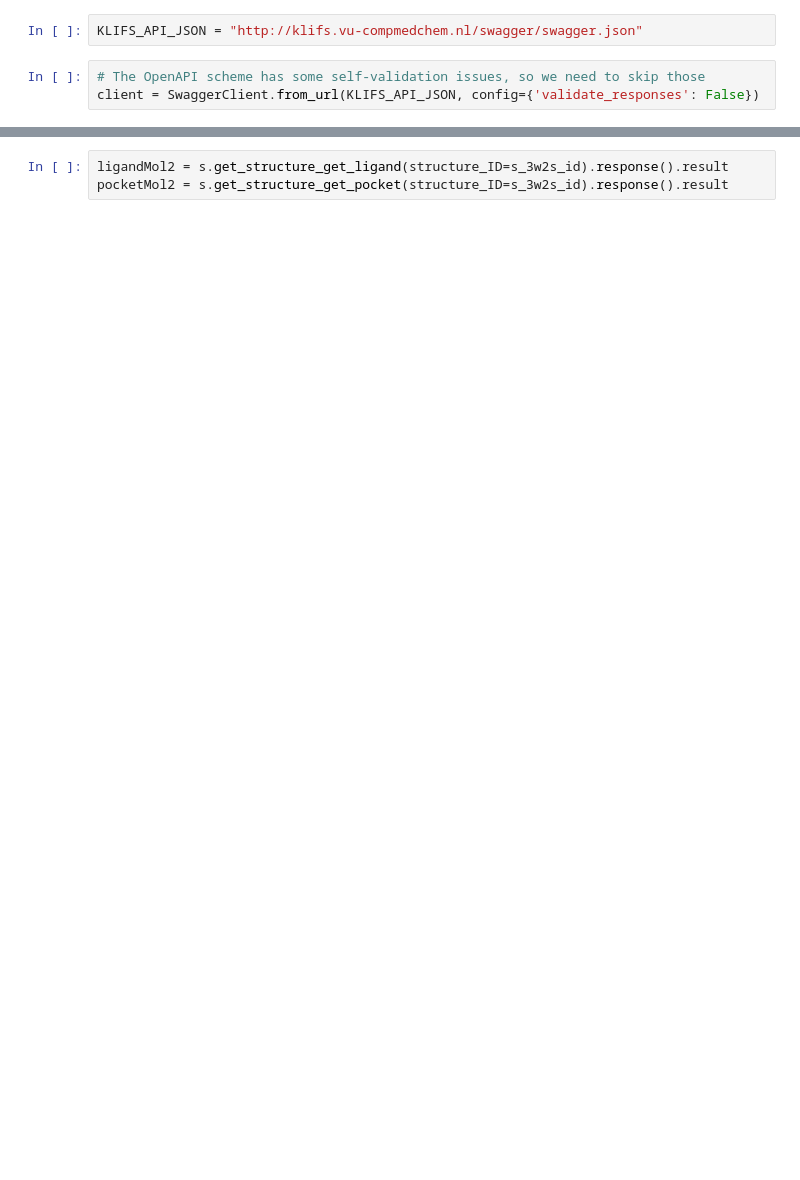
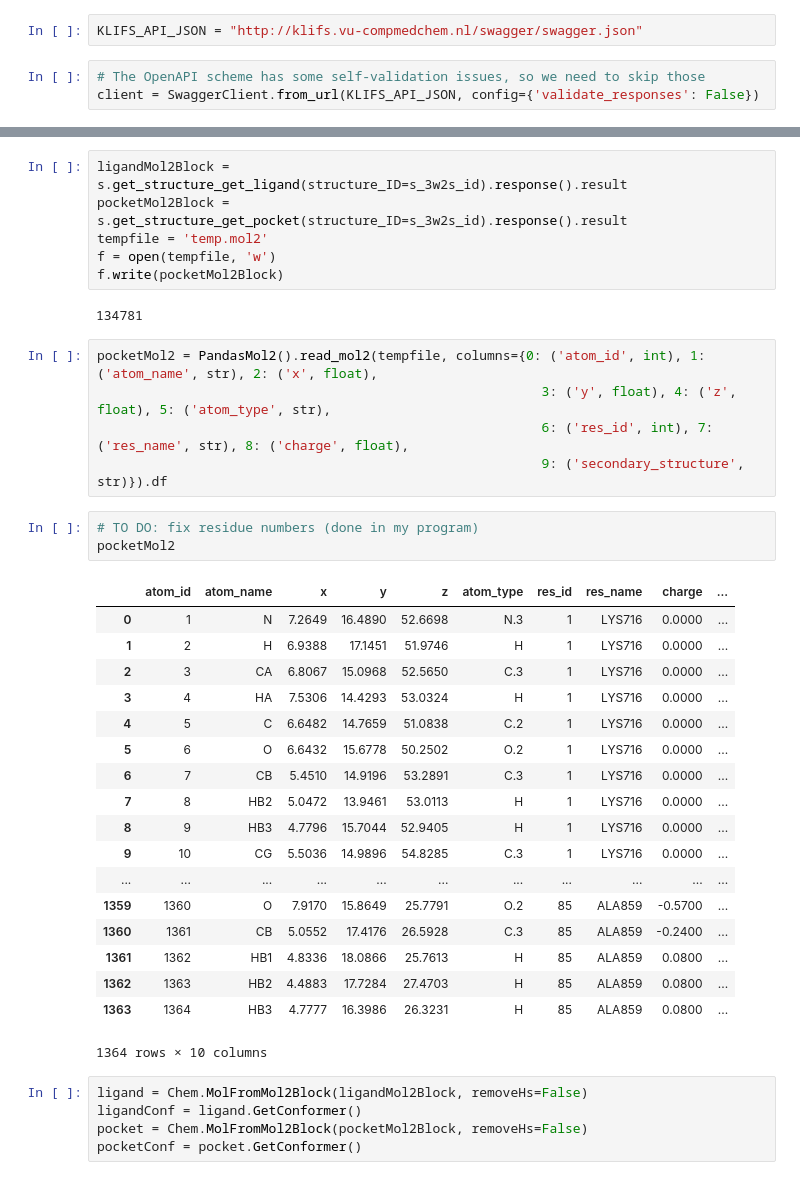
Before and after one commit to volkamerlab/KinaseFocusedFragmentLibrary, a Jupyter notebook: klifs_data.ipynb, the cells around one changed output, grey strips where cells are left out. Cells and saved outputs as stored; diff of their text form; blank space fills up the shorter version.

```diff
--- a/klifs_data.ipynb
+++ b/klifs_data.ipynb
@@ -12,4 +24,41 @@ s_3w2s_id = s_3w2s['structure_ID']
 # %%
-ligandMol2 = s.get_structure_get_ligand(structure_ID=s_3w2s_id).response().result
-pocketMol2 = s.get_structure_get_pocket(structure_ID=s_3w2s_id).response().result
+ligandMol2Block = s.get_structure_get_ligand(structure_ID=s_3w2s_id).response().result
+pocketMol2Block = s.get_structure_get_pocket(structure_ID=s_3w2s_id).response().result
+tempfile = 'temp.mol2'
+f = open(tempfile, 'w')
+f.write(pocketMol2Block)
+# %% [output]
+134781
+# %%
+pocketMol2 = PandasMol2().read_mol2(tempfile, columns={0: ('atom_id', int), 1: ('atom_name', str), 2: ('x', float),
+                                                         3: ('y', float), 4: ('z', float), 5: ('atom_type', str),
+                                                         6: ('res_id', int), 7: ('res_name', str), 8: ('charge', float),
+                                                         9: ('secondary_structure', str)}).df
+# %%
+# TO DO: fix residue numbers (done in my program)
+pocketMol2
+# %% [output]
+|  | atom_id | atom_name | x | y | z | atom_type | res_id | res_name | charge | ... |
+| 0 | 1 | N | 7.2649 | 16.4890 | 52.6698 | N.3 | 1 | LYS716 | 0.0000 | ... |
+| 1 | 2 | H | 6.9388 | 17.1451 | 51.9746 | H | 1 | LYS716 | 0.0000 | ... |
+| 2 | 3 | CA | 6.8067 | 15.0968 | 52.5650 | C.3 | 1 | LYS716 | 0.0000 | ... |
+| 3 | 4 | HA | 7.5306 | 14.4293 | 53.0324 | H | 1 | LYS716 | 0.0000 | ... |
+| 4 | 5 | C | 6.6482 | 14.7659 | 51.0838 | C.2 | 1 | LYS716 | 0.0000 | ... |
+| 5 | 6 | O | 6.6432 | 15.6778 | 50.2502 | O.2 | 1 | LYS716 | 0.0000 | ... |
+| 6 | 7 | CB | 5.4510 | 14.9196 | 53.2891 | C.3 | 1 | LYS716 | 0.0000 | ... |
+| 7 | 8 | HB2 | 5.0472 | 13.9461 | 53.0113 | H | 1 | LYS716 | 0.0000 | ... |
+| 8 | 9 | HB3 | 4.7796 | 15.7044 | 52.9405 | H | 1 | LYS716 | 0.0000 | ... |
+| 9 | 10 | CG | 5.5036 | 14.9896 | 54.8285 | C.3 | 1 | LYS716 | 0.0000 | ... |
+| ... | ... | ... | ... | ... | ... | ... | ... | ... | ... | ... |
+| 1359 | 1360 | O | 7.9170 | 15.8649 | 25.7791 | O.2 | 85 | ALA859 | -0.5700 | ... |
+| 1360 | 1361 | CB | 5.0552 | 17.4176 | 26.5928 | C.3 | 85 | ALA859 | -0.2400 | ... |
+| 1361 | 1362 | HB1 | 4.8336 | 18.0866 | 25.7613 | H | 85 | ALA859 | 0.0800 | ... |
+| 1362 | 1363 | HB2 | 4.4883 | 17.7284 | 27.4703 | H | 85 | ALA859 | 0.0800 | ... |
+| 1363 | 1364 | HB3 | 4.7777 | 16.3986 | 26.3231 | H | 85 | ALA859 | 0.0800 | ... |
+1364 rows × 10 columns
+# %%
+ligand = Chem.MolFromMol2Block(ligandMol2Block, removeHs=False)
+ligandConf = ligand.GetConformer()
+pocket = Chem.MolFromMol2Block(pocketMol2Block, removeHs=False)
+pocketConf = pocket.GetConformer()
 # %%
```
Also changed, not shown: parts of 13 cells of this notebook.
